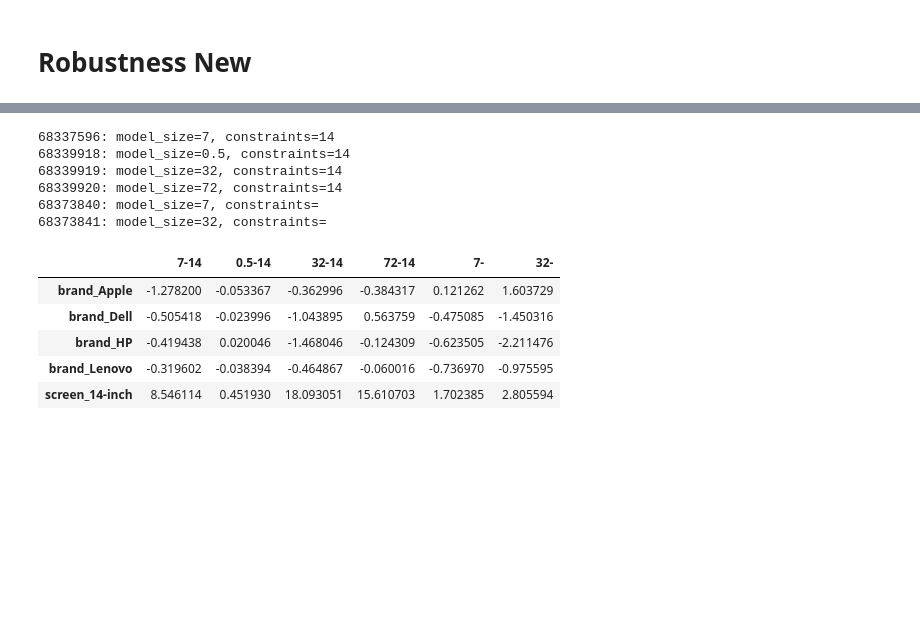
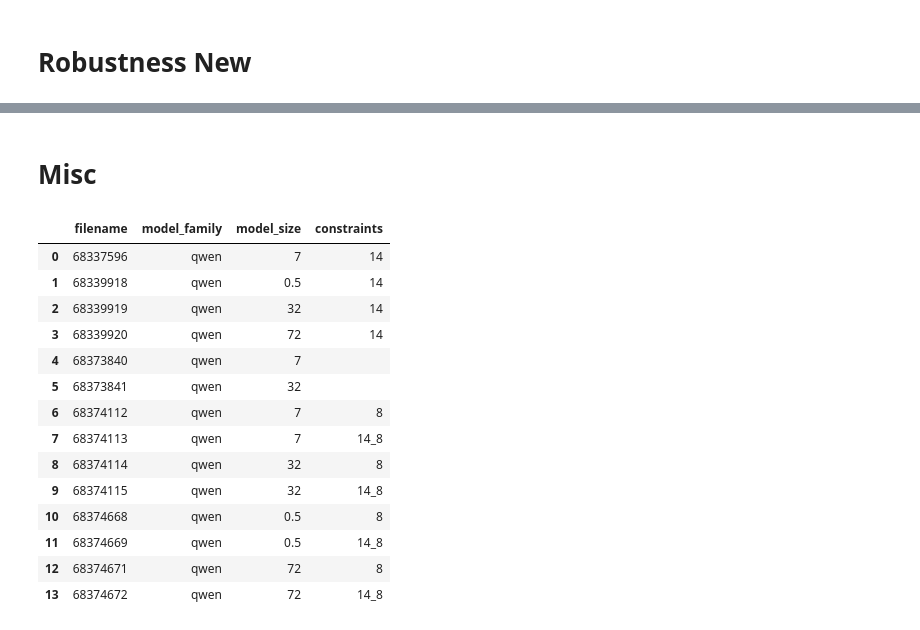
Before and after one commit to lotanamit5/WhatDoLLMsWant, a Jupyter notebook: num_vs_txt.ipynb, the cells around one changed output, grey strips where cells are left out. Cells and saved outputs as stored; diff of their text form; code cells hidden in the pictures; blank space fills up the shorter version.

```diff
--- a/num_vs_txt.ipynb
+++ b/num_vs_txt.ipynb
@@ -163,35 +542,37 @@ def fit_feature_based_bradley_terry(df: pd.DataFrame,
+# %% [markdown]
+# Misc
 # %%
-basedir = 'data/laptops_robustness'
-scores_df = pd.DataFrame()
+records = []
+basedir = "data/laptops_robustness"
 for filename in os.listdir(basedir):
-    config_path = os.path.join(basedir, filename, 'config.json')
-    if not os.path.isfile(config_path):
+    config_path = os.path.join(basedir, filename, "config.json")
+    scores_path = os.path.join(basedir, filename, "scores.csv")
+    if not os.path.isfile(config_path) or not os.path.isfile(scores_path):
         continue
-    with open(config_path, 'r') as f:
+    with open(config_path, "r") as f:
         config = json.load(f)
-    model_size = config['model_size']
-    constraints = config.get('constraints', None)
-    print(f"{filename}: model_size={model_size}, constraints={constraints}")
+    records.append({
+        'filename': filename,
+        'model_family': config.get("model_family", ""),
+        'model_size': config.get("model_size", ""),
+        'constraints': config.get("constraints", "") or "",
+    })
 
-    df = pd.read_csv(os.path.join(basedir,filename,'scores.csv'))
-    results = fit_feature_based_bradley_terry(df)
-    scores = results['feature_scores']
-    scores_df[f'{model_size}-{constraints}'] = pd.Series(scores)
-    # for k, v in results['feature_scores'].items():
-    #     print(f"{k}: {v}")
-
-    # break
-scores_df.head()
+df = pd.DataFrame(records)
+df
 # %% [output]
-68337596: model_size=7, constraints=14
-68339918: model_size=0.5, constraints=14
-68339919: model_size=32, constraints=14
-68339920: model_size=72, constraints=14
-68373840: model_size=7, constraints=
-68373841: model_size=32, constraints=
-|  | 7-14 | 0.5-14 | 32-14 | 72-14 | 7- | 32- |
-| brand_Apple | -1.278200 | -0.053367 | -0.362996 | -0.384317 | 0.121262 | 1.603729 |
-| brand_Dell | -0.505418 | -0.023996 | -1.043895 | 0.563759 | -0.475085 | -1.450316 |
-| brand_HP | -0.419438 | 0.020046 | -1.468046 | -0.124309 | -0.623505 | -2.211476 |
-| brand_Lenovo | -0.319602 | -0.038394 | -0.464867 | -0.060016 | -0.736970 | -0.975595 |
-| screen_14-inch | 8.546114 | 0.451930 | 18.093051 | 15.610703 | 1.702385 | 2.805594 |
+|  | filename | model_family | model_size | constraints |
+| 0 | 68337596 | qwen | 7 | 14 |
+| 1 | 68339918 | qwen | 0.5 | 14 |
+| 2 | 68339919 | qwen | 32 | 14 |
+| 3 | 68339920 | qwen | 72 | 14 |
+| 4 | 68373840 | qwen | 7 |  |
+| 5 | 68373841 | qwen | 32 |  |
+| 6 | 68374112 | qwen | 7 | 8 |
+| 7 | 68374113 | qwen | 7 | 14_8 |
+| 8 | 68374114 | qwen | 32 | 8 |
+| 9 | 68374115 | qwen | 32 | 14_8 |
+| 10 | 68374668 | qwen | 0.5 | 8 |
+| 11 | 68374669 | qwen | 0.5 | 14_8 |
+| 12 | 68374671 | qwen | 72 | 8 |
+| 13 | 68374672 | qwen | 72 | 14_8 |
```
Also changed, not shown: parts of 45 cells of this notebook, 43 other files.
